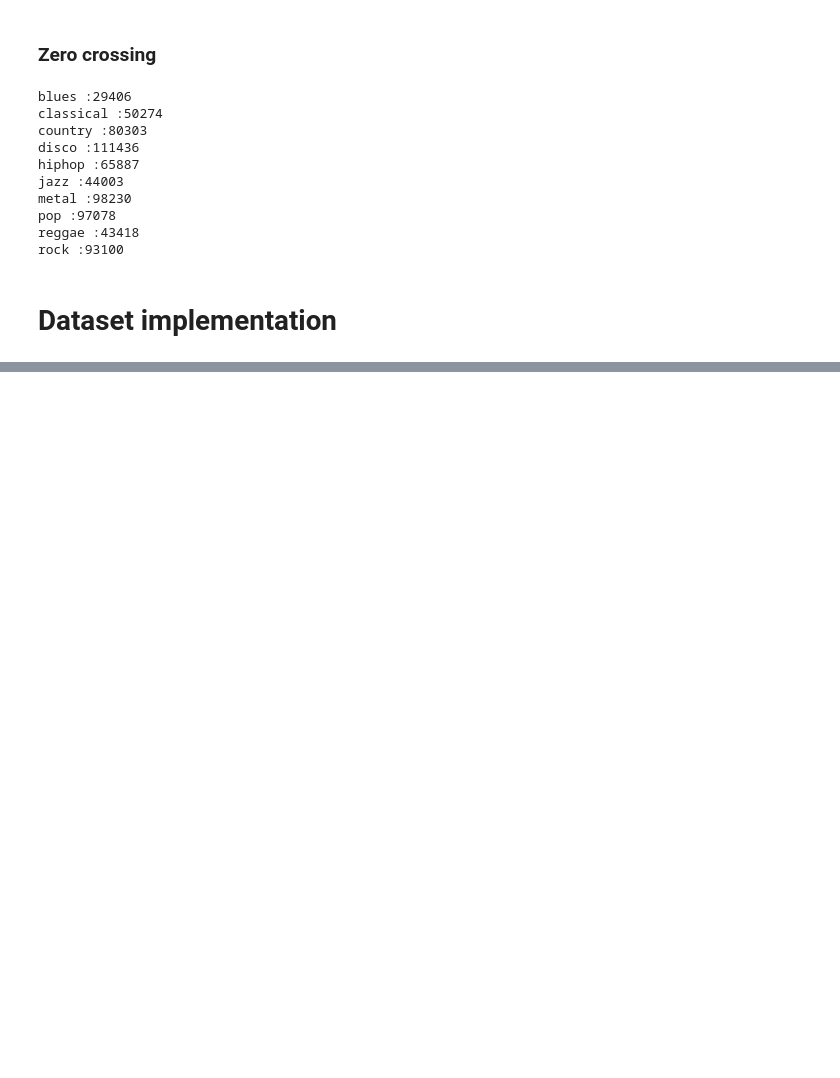
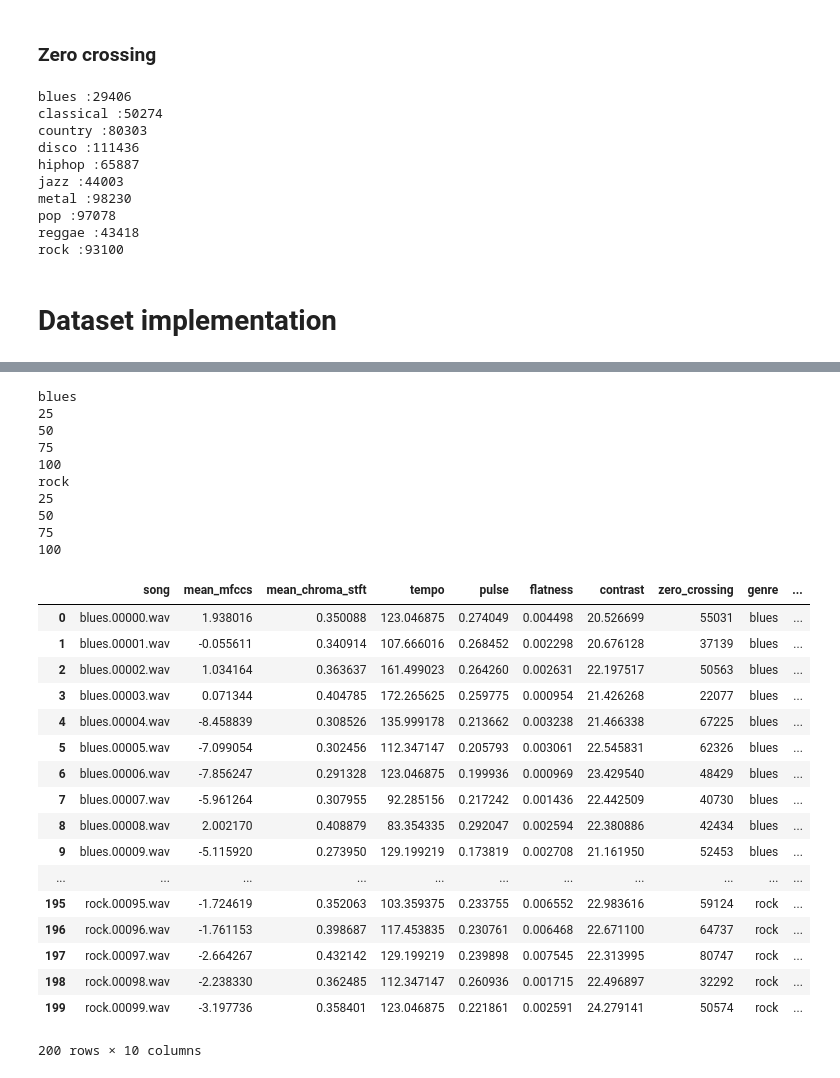
Before and after one commit to yazidmouline/MusicGenreClassification, a Jupyter notebook: Dataset.ipynb, the cells around one changed output, grey strips where cells are left out. Cells and saved outputs as stored; diff of their text form; code cells hidden in the pictures; blank space fills up the shorter version.

```diff
--- a/Dataset.ipynb
+++ b/Dataset.ipynb
@@ -588,0 +737,33 @@ data_set.to_csv('../MusicGenreClassification/Music_data_set.csv')
+# %%
+data_set_2genres = data_set_2genres()
+data_set_2genres.to_csv('../MusicGenreClassification/Music_data_set_2genres.csv')
+data_set_2genres
+# %% [output]
+blues
+25
+50
+75
+100
+rock
+25
+50
+75
+100
+|  | song | mean_mfccs | mean_chroma_stft | tempo | pulse | flatness | contrast | zero_crossing | genre | ... |
+| 0 | blues.00000.wav | 1.938016 | 0.350088 | 123.046875 | 0.274049 | 0.004498 | 20.526699 | 55031 | blues | ... |
+| 1 | blues.00001.wav | -0.055611 | 0.340914 | 107.666016 | 0.268452 | 0.002298 | 20.676128 | 37139 | blues | ... |
+| 2 | blues.00002.wav | 1.034164 | 0.363637 | 161.499023 | 0.264260 | 0.002631 | 22.197517 | 50563 | blues | ... |
+| 3 | blues.00003.wav | 0.071344 | 0.404785 | 172.265625 | 0.259775 | 0.000954 | 21.426268 | 22077 | blues | ... |
+| 4 | blues.00004.wav | -8.458839 | 0.308526 | 135.999178 | 0.213662 | 0.003238 | 21.466338 | 67225 | blues | ... |
+| 5 | blues.00005.wav | -7.099054 | 0.302456 | 112.347147 | 0.205793 | 0.003061 | 22.545831 | 62326 | blues | ... |
+| 6 | blues.00006.wav | -7.856247 | 0.291328 | 123.046875 | 0.199936 | 0.000969 | 23.429540 | 48429 | blues | ... |
+| 7 | blues.00007.wav | -5.961264 | 0.307955 | 92.285156 | 0.217242 | 0.001436 | 22.442509 | 40730 | blues | ... |
+| 8 | blues.00008.wav | 2.002170 | 0.408879 | 83.354335 | 0.292047 | 0.002594 | 22.380886 | 42434 | blues | ... |
+| 9 | blues.00009.wav | -5.115920 | 0.273950 | 129.199219 | 0.173819 | 0.002708 | 21.161950 | 52453 | blues | ... |
+| ... | ... | ... | ... | ... | ... | ... | ... | ... | ... | ... |
+| 195 | rock.00095.wav | -1.724619 | 0.352063 | 103.359375 | 0.233755 | 0.006552 | 22.983616 | 59124 | rock | ... |
+| 196 | rock.00096.wav | -1.761153 | 0.398687 | 117.453835 | 0.230761 | 0.006468 | 22.671100 | 64737 | rock | ... |
+| 197 | rock.00097.wav | -2.664267 | 0.432142 | 129.199219 | 0.239898 | 0.007545 | 22.313995 | 80747 | rock | ... |
+| 198 | rock.00098.wav | -2.238330 | 0.362485 | 112.347147 | 0.260936 | 0.001715 | 22.496897 | 32292 | rock | ... |
+| 199 | rock.00099.wav | -3.197736 | 0.358401 | 123.046875 | 0.221861 | 0.002591 | 24.279141 | 50574 | rock | ... |
+200 rows × 10 columns
```
Also changed, not shown: parts of 20 cells of this notebook.
